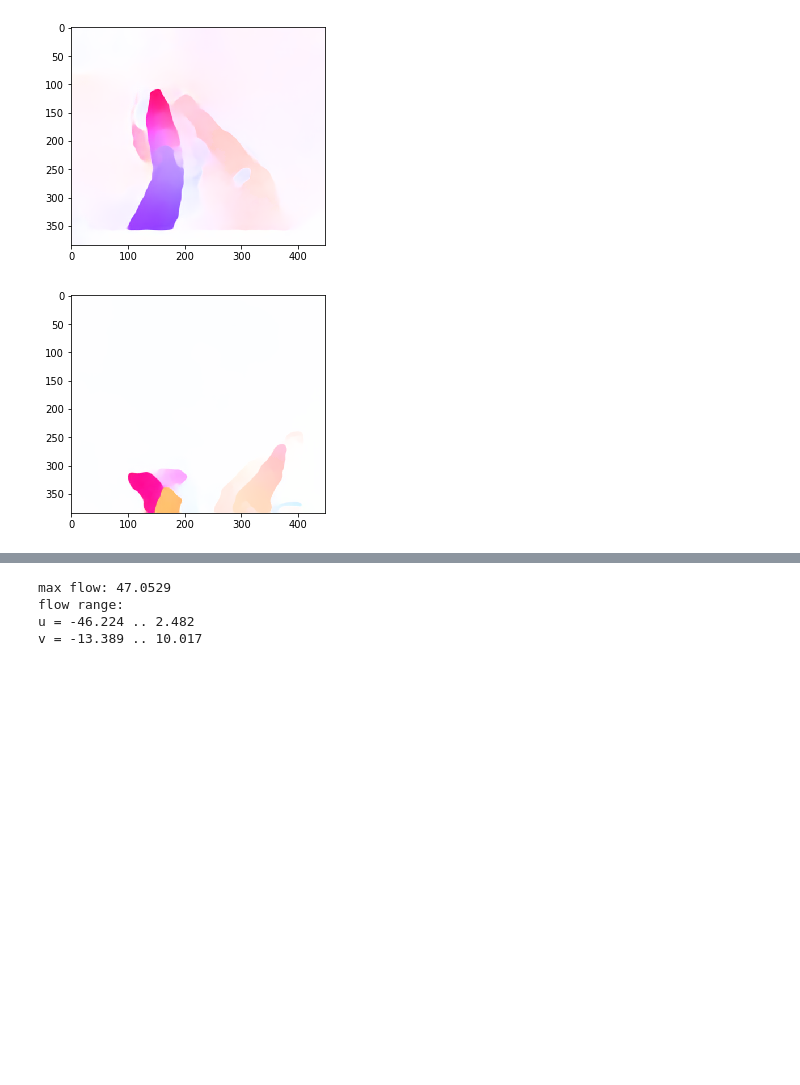
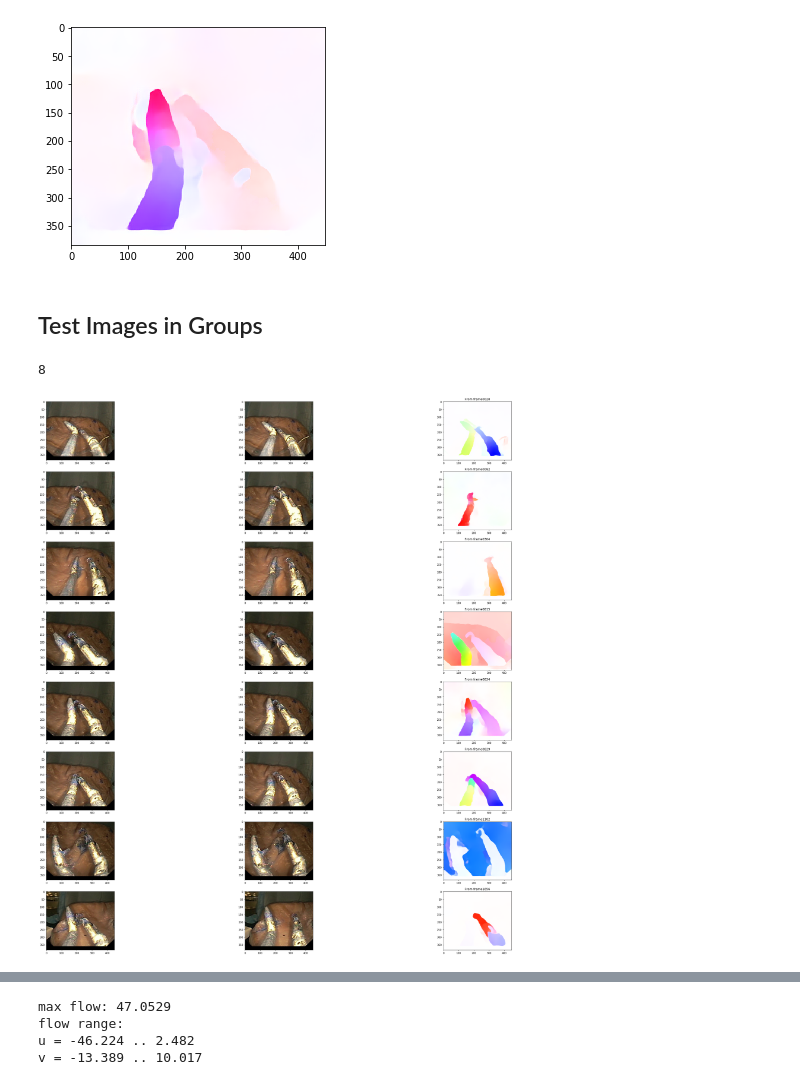
Before and after one commit to Sylar257/Surgical_robot_Visual_odometry, a Jupyter notebook: Visualize_Image_pair.ipynb, the cells around one changed output, grey strips where cells are left out. Cells and saved outputs as stored; diff of their text form; code cells hidden in the pictures; blank space fills up the shorter version.

Commit message:
Successfully extracted surgical flow

```diff
--- a/Visualize_Image_pair.ipynb
+++ b/Visualize_Image_pair.ipynb
@@ -98,8 +97,19 @@ flow range:
 u = -0.564 .. 8.535
 v = -6.607 .. 0.399
 [figure]
-# %%
-plt.imshow(image)
-plt.show()
-# %% [output]
-[figure, removed]
+# %% [markdown]
+## Test Images in Groups
+# %%
+def generate_flow(num1,num2):
+    pim1 = read_gen(f"/home/projectx/Documents/GitHub repos/VINET_modification/Train_1/caolin_frame{num1:04}.jpg")
+    pim2 = read_gen(f"/home/projectx/Documents/GitHub repos/VINET_modification/Train_1/caolin_frame{num2:04}.jpg")
+
+    images = [pim1[-384:,:], pim2[-384:,:]]
+    images = np.array(images).transpose(3, 0, 1, 2)
+    im = torch.from_numpy(images.astype(np.float32)).unsqueeze(0).cuda()
+
+    result = net(im).squeeze()
+    flow = result.data.cpu().numpy().transpose(1, 2, 0)
+
+    image = flow_to_image(flow)
+    return image
@@ -105,0 +122,26 @@ plt.show()
+# %%
+collection = [(28,29),(82,84),(304,305), (815,816),(824,825),(829,831),(1102,1104),(1656,1658)]
+len(collection)
+# %% [output]
+8
+# %%
+fig = plt.figure(figsize=(24,24))
+columns = 3
+rows = len(collection)
+for i,(num1, num2) in enumerate(collection):
+    pim1 = read_gen(f"/home/projectx/Documents/GitHub repos/VINET_modification/Train_1/caolin_frame{num1:04}.jpg")
+    pim2 = read_gen(f"/home/projectx/Documents/GitHub repos/VINET_modification/Train_1/caolin_frame{num2:04}.jpg")
+    images = [pim1[-384:,:], pim2[-384:,:]]
+    fig.add_subplot(rows, columns, i*3+1)
+    plt.imshow(images[0])
+
+    fig.add_subplot(rows, columns, i*3+2)
+    plt.imshow(images[1])
+
+    image = generate_flow(num1, num2)
+    fig.add_subplot(rows, columns, i*3+3)
+    plt.imshow(image)
+    plt.title(f'From frame{num1:04}')
+plt.show()
+# %% [output]
+[figure, added]
```
Also changed, not shown: parts of 5 cells of this notebook.
